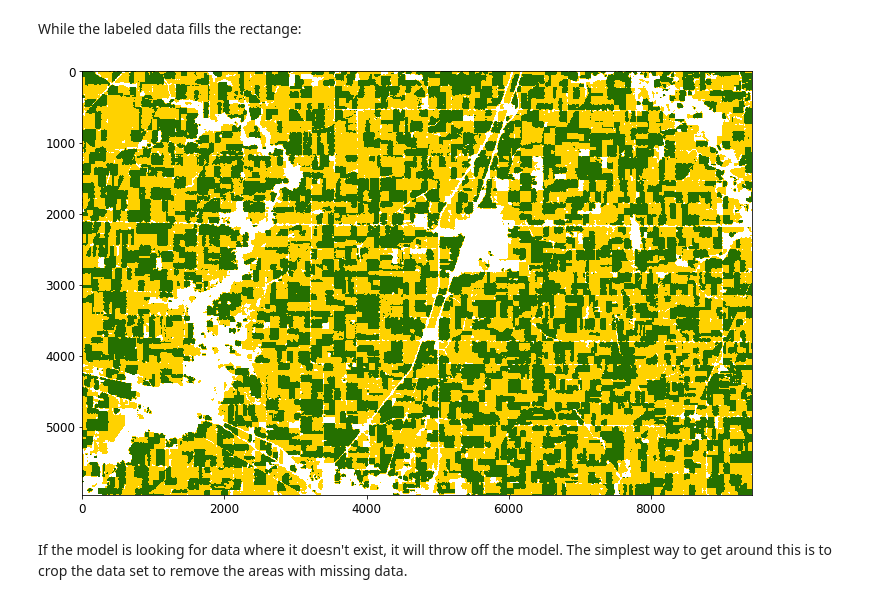
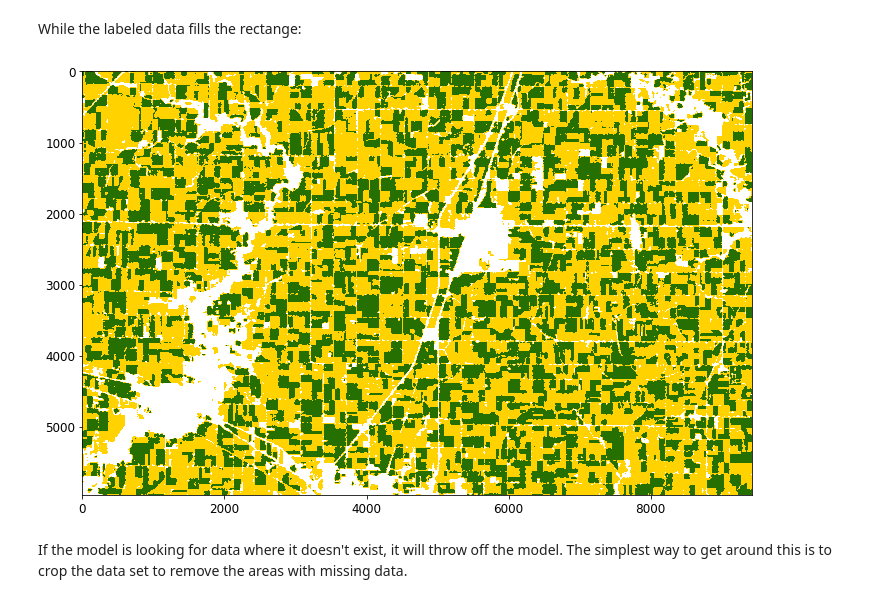
Before and after one commit to mstone121/crop_classification, a Jupyter notebook: classify_crops.ipynb, the cells around one changed output. Cells and saved outputs as stored; diff of their text form; code cells hidden in the pictures.

Commit message:
Convert soybeans to value 2

```diff
--- a/classify_crops.ipynb
+++ b/classify_crops.ipynb
@@ -112,0 +105,5 @@ array([0, 1, 5], dtype=uint8)
+# %%
+get_label_value = lambda pixel_value: {5: 2, 1: 1}.get(pixel_value, 0)
+simple_training_data_labels = np.vectorize(get_label_value)(training_data_labels)
+
+np.unique(simple_training_data_labels)
@@ -130,27 +129,27 @@ While the labeled data fills the rectange:
 # %%
 corn_row = label_mapping[label_mapping["CLASS_NAME"] == "Corn"]
 corn_color = (corn_row["RED"], corn_row["GREEN"], corn_row["BLUE"], corn_row["OPACITY"])
 
 soybean_row = label_mapping[label_mapping["CLASS_NAME"] == "Soybeans"]
 soybean_color = (
     soybean_row["RED"],
     soybean_row["GREEN"],
     soybean_row["BLUE"],
     soybean_row["OPACITY"],
 )
 
 cmap = plt_colors.ListedColormap([(0, 0, 0, 0), corn_color, soybean_color])
-bounds = [0, .5, 2, 6]
+bounds = [0, .5, 1.5, 2.5]
 norm = plt_colors.BoundaryNorm(bounds, cmap.N)
 
 def plt_labels(data):
     plt.imshow(data, cmap=cmap, norm=norm)
 
 
 plt_labels(simple_training_data_labels)
 plt.show()
 # %% [output]
-[figure, old version]
+[figure, new version]
 # %% [markdown]
 If the model is looking for data where it doesn't exist, it will throw off the model. The simplest way to get around this is to crop the data set to remove the areas with missing data.
 # %%
```
Also changed, not shown: parts of 17 cells of this notebook.
